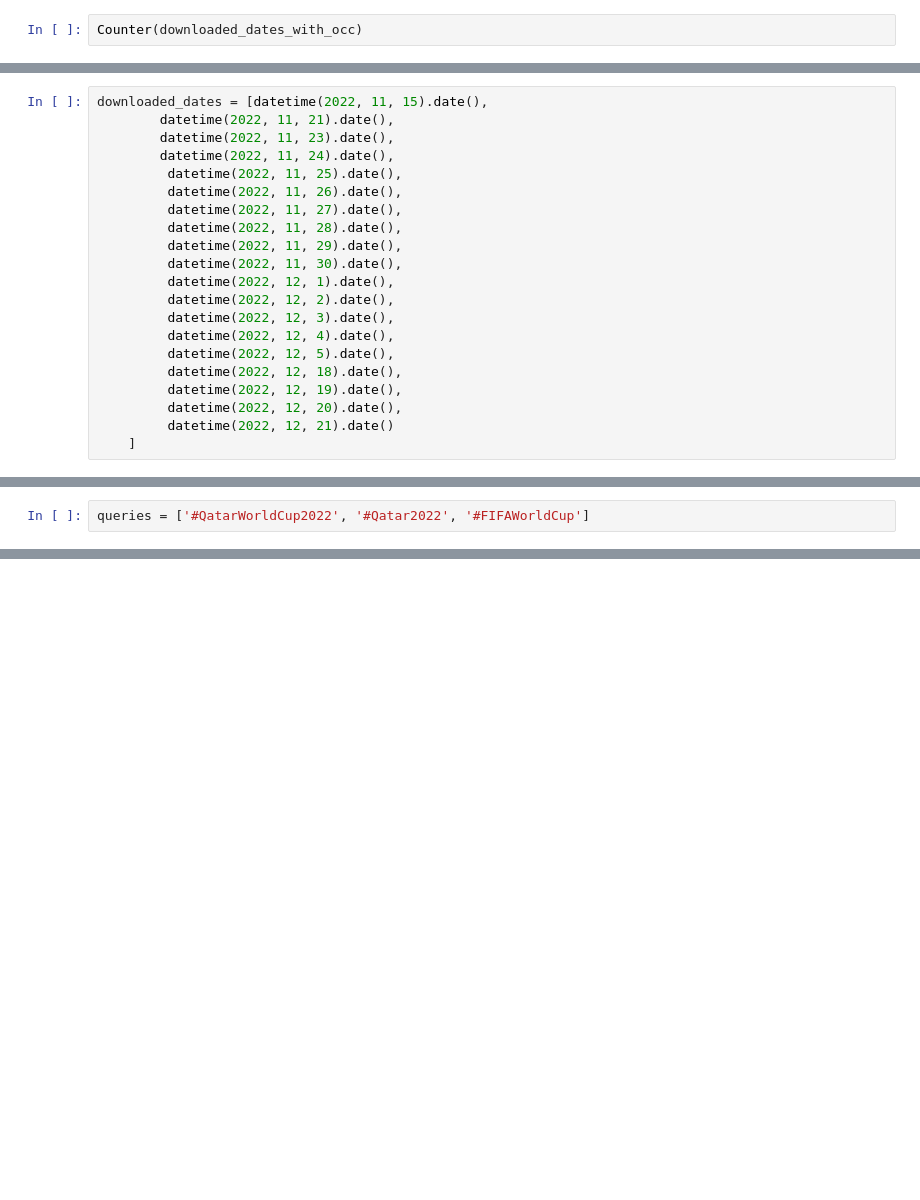
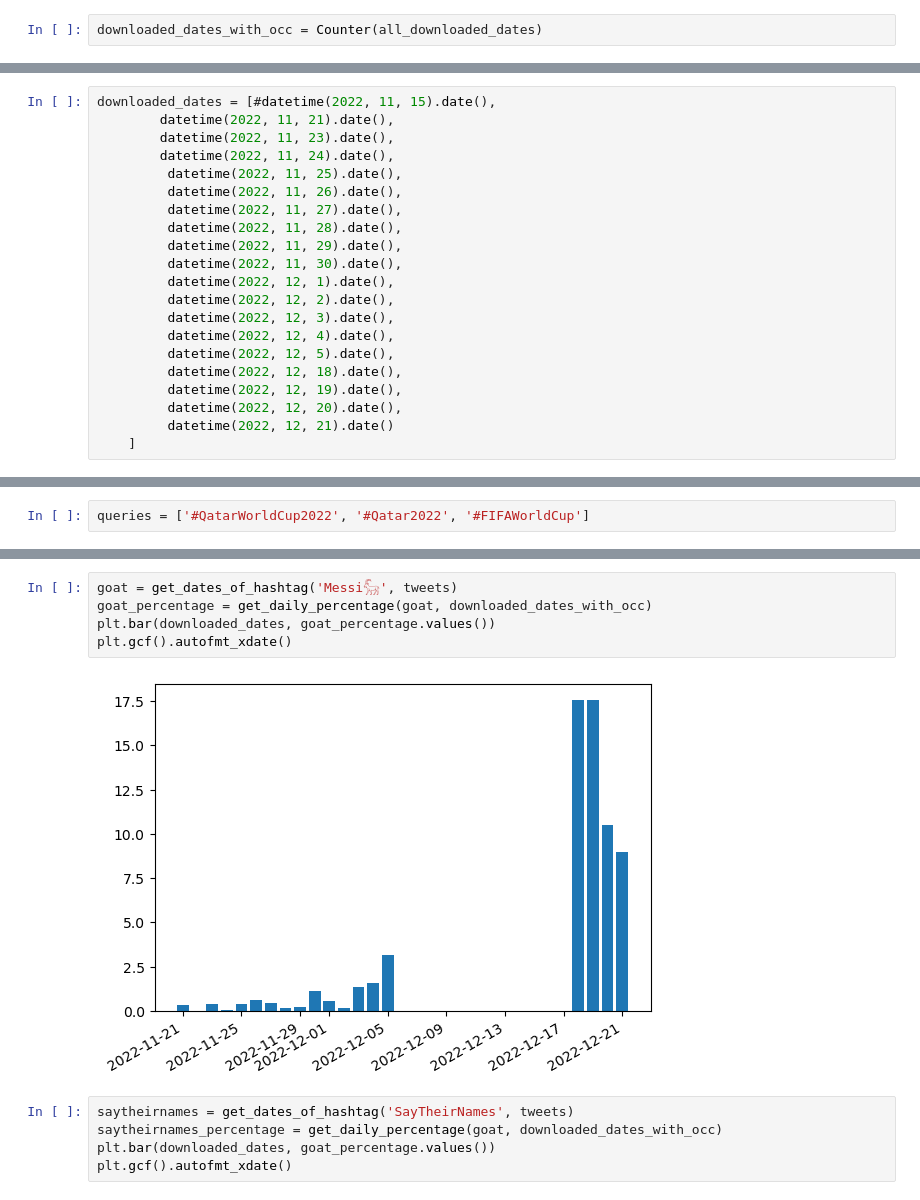
Before and after one commit to Kojec1/Social-Media-Analytics, a Jupyter notebook: hashtag-usage-through-time.ipynb, the cells around one changed output, grey strips where cells are left out. Cells and saved outputs as stored; diff of their text form; blank space fills up the shorter version.

```diff
--- a/hashtag-usage-through-time.ipynb
+++ b/hashtag-usage-through-time.ipynb
@@ -29,2 +32,2 @@ downloaded_dates_with_occ = [datetime.strptime(str_date[:10], '%Y-%m-%d').date()
 # %%
-Counter(downloaded_dates_with_occ)
+downloaded_dates_with_occ = Counter(all_downloaded_dates)
@@ -51,5 +56,5 @@ Counter({datetime.date(2022, 11, 15): 19,
 # %%
-downloaded_dates = [datetime(2022, 11, 15).date(),
+downloaded_dates = [#datetime(2022, 11, 15).date(),
         datetime(2022, 11, 21).date(),
         datetime(2022, 11, 23).date(),
         datetime(2022, 11, 24).date(),
@@ -186,0 +257,12 @@ uru = get_dates_of_hashtag('Argentina')
+# %%
+goat = get_dates_of_hashtag('Messi𓃵', tweets)
+goat_percentage = get_daily_percentage(goat, downloaded_dates_with_occ)
+plt.bar(downloaded_dates, goat_percentage.values())
+plt.gcf().autofmt_xdate()
+# %% [output]
+[figure, added]
+# %%
+saytheirnames = get_dates_of_hashtag('SayTheirNames', tweets)
+saytheirnames_percentage = get_daily_percentage(goat, downloaded_dates_with_occ)
+plt.bar(downloaded_dates, goat_percentage.values())
+plt.gcf().autofmt_xdate()
```
Also changed, not shown: parts of 33 cells of this notebook.
